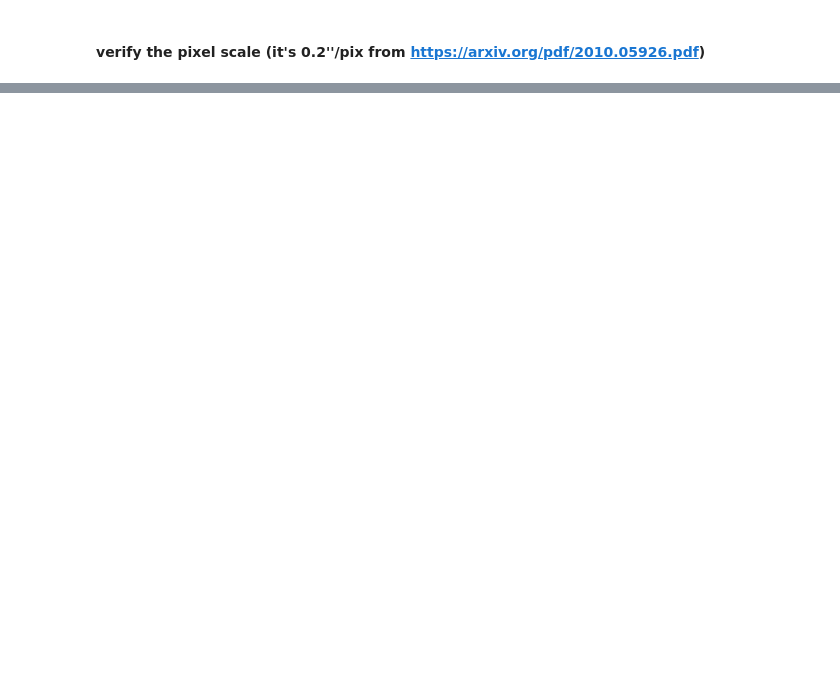
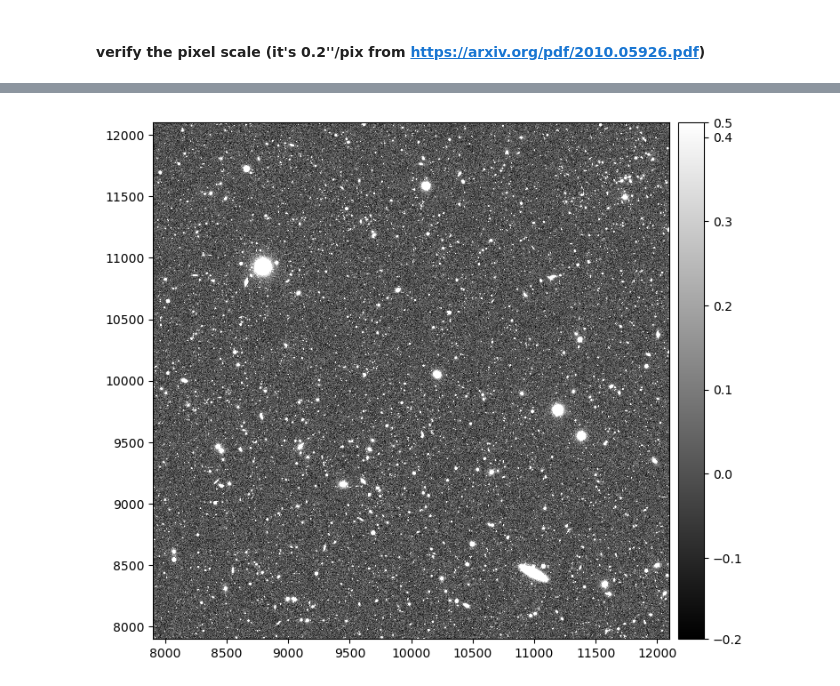
Before and after one commit to LSSTDESC/Cluster_Blending, a Jupyter notebook: match_ellipse_dc2.ipynb, the cells around one changed output, grey strips where cells are left out. Drawn from its saved outputs; the diff is of its cells as text; code cells hidden in the pictures; blank space fills up the shorter version.

```diff
--- a/match_ellipse_dc2.ipynb
+++ b/match_ellipse_dc2.ipynb
@@ -228,0 +331,15 @@ for i in np.random.randint(0, high=N, size=10):
+# %%
+ra = obj['ra']
+dec = obj['dec']
+
+Ixx_s = obj['Ixx_pixel'] * (0.2 / 3600.)**4    ## in deg^4
+Iyy_s = obj['Iyy_pixel'] * (0.2 / 3600.)**4    ## in deg^4
+Ixy_s = obj['Ixy_pixel'] * (0.2 / 3600.)**4    ## in deg^4
+
+## s for sky coordinates
+## f for fudge
+obj['Aos'], obj['Bos'], obj['Cos'], obj['Dos'], obj['Eos'], obj['Fos'] = moments2AB(Ixx_s, Iyy_s, Ixy_s, ra, dec)
+obj['Aosf'], obj['Bosf'], obj['Cosf'], obj['Dosf'], obj['Eosf'], obj['Fosf'] = moments2AB(fud*Ixx_s, fud*Iyy_s, fud*Ixy_s, ra, dec)
+
+obj['pi_abs'] =  2 * np.sqrt(np.pi) * np.power(Ixx_s*Iyy_s - Ixy_s**2, 1/4)
+obj['pi_absf'] =  2 * np.sqrt(np.pi) * np.power(fud*fud*Ixx_s*Iyy_s - fud*fud*Ixy_s**2, 1/4)
@@ -228,0 +436,9 @@ for i in np.random.randint(0, high=N, size=10):
+# %%
+dc2_data_version = "2.2i_dr6_wfd"
+butler = desc_dc2_dm_data.get_butler(dc2_data_version)
+
+skymap = butler.get('deepCoadd_skyMap')
+
+object_this = obj_patch[0]
+dataId = {"tract": object_this["tract"], "patch": object_this["patch"], "filter": "i"}
+full_patch = butler.get("deepCoadd", dataId=dataId)
@@ -228,0 +458,8 @@ for i in np.random.randint(0, high=N, size=10):
+# %%
+fig = plt.figure(figsize=(8, 8), dpi=100)
+# Note that we set frame=1 below to allow afwDisplay to use the figure instance we created
+display = afwDisplay.Display(1, backend='matplotlib')
+display.scale("linear", "zscale")
+display.mtv(full_patch.getMaskedImage().getImage())
+# %% [output]
+[figure, added]
```
Also changed, not shown: parts of 89 cells of this notebook.
